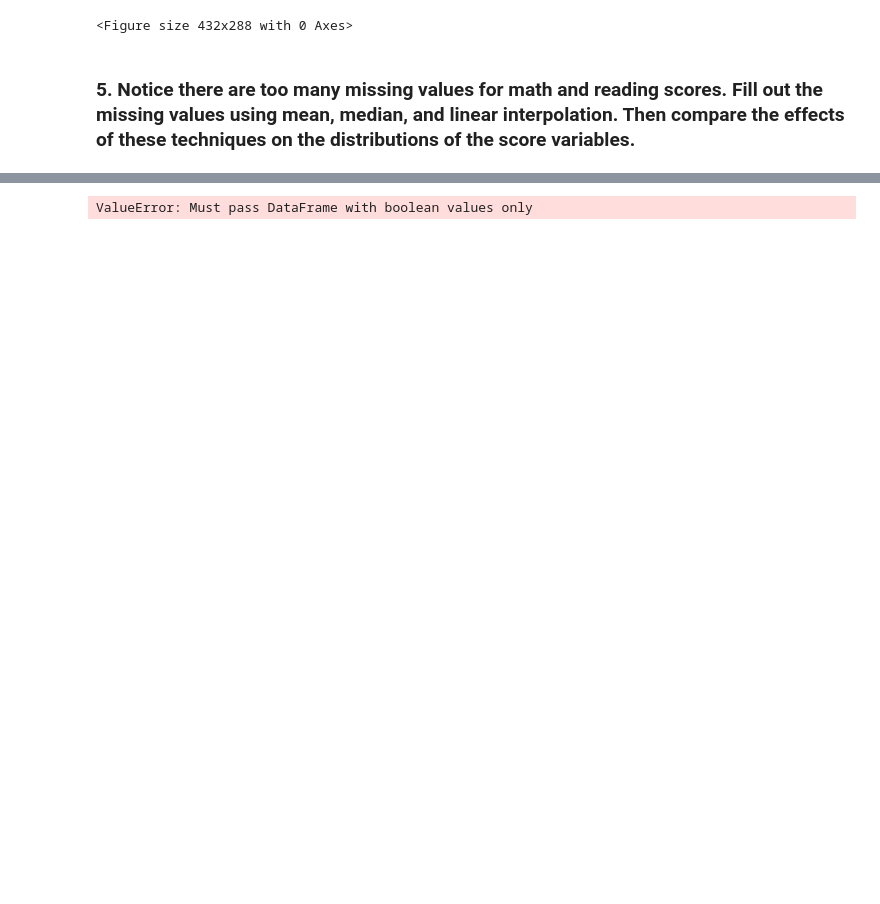
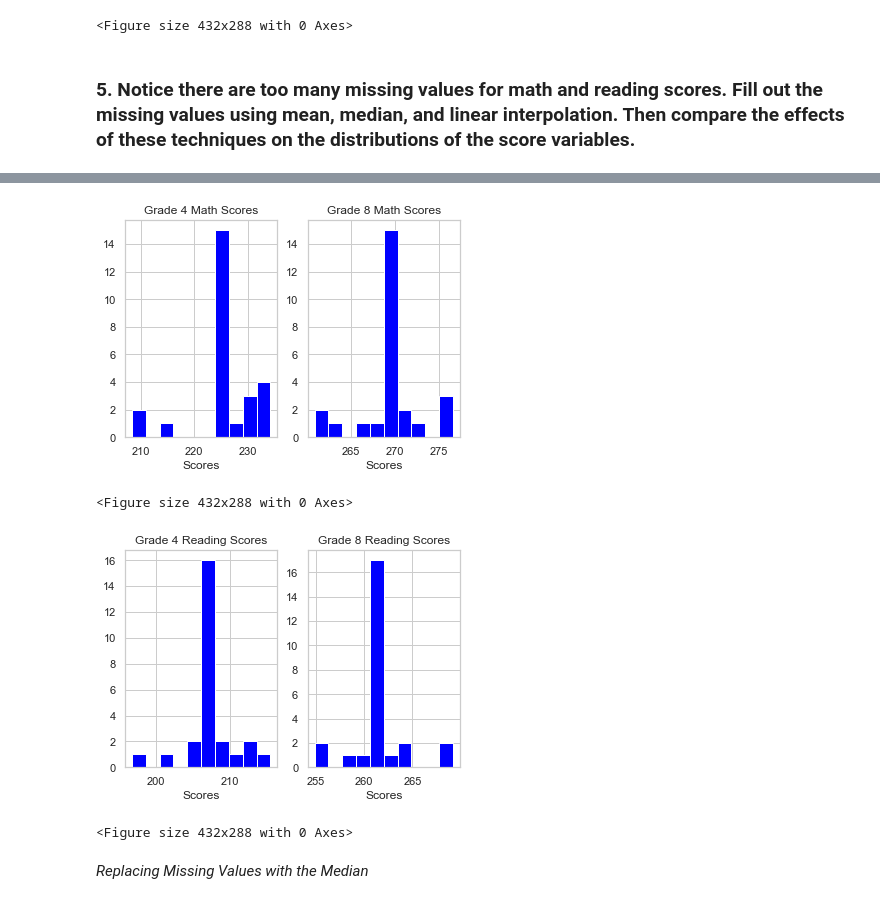
Before and after one commit to DanikaHannon/Data-Science-Drills, a Jupyter notebook: 17.5 - Data Exploration 1.ipynb, the cells around one changed output, grey strips where cells are left out. Drawn from its saved outputs; the diff is of its cells as text; code cells hidden in the pictures; blank space fills up the shorter version.

```diff
--- a/17.5 - Data Exploration 1.ipynb
+++ b/17.5 - Data Exploration 1.ipynb
@@ -228,11 +232,51 @@ plt.show()
+# %%
+education_df_california_scores_mean = education_df_california.copy()
+
+math_and_reading_scores = ['AVG_READING_4_SCORE', 'AVG_READING_8_SCORE', 'AVG_MATH_4_SCORE', 'AVG_MATH_8_SCORE']
+
+for col in math_and_reading_scores:
+    education_df_california_scores_mean.fillna(education_df_california_scores_mean[
+    math_and_reading_scores].mean(), inplace=True)
+# %%
+plt.subplot(1, 2, 1)
+plt.hist(education_df_california_scores_mean['AVG_MATH_4_SCORE'], color='blue')
+plt.title('Grade 4 Math Scores')
+plt.xlabel('Scores')
+
+plt.subplot(1, 2, 2)
+plt.hist(education_df_california_scores_mean['AVG_MATH_8_SCORE'], color='blue')
+plt.title('Grade 8 Math Scores')
+plt.xlabel('Scores')
+plt.show()
+
+plt.tight_layout()
+plt.show()
+
+plt.subplot(1, 2, 1)
+plt.hist(education_df_california_scores_mean['AVG_READING_4_SCORE'], color='blue')
+plt.title('Grade 4 Reading Scores')
+plt.xlabel('Scores')
+
+plt.subplot(1, 2, 2)
+plt.hist(education_df_california_scores_mean['AVG_READING_8_SCORE'], color='blue')
+plt.title('Grade 8 Reading Scores')
+plt.xlabel('Scores')
+plt.show()
+
+plt.tight_layout()
+plt.show()
+# %% [output]
+[figure, added]
+<Figure size 432x288 with 0 Axes>
+[figure, added]
+<Figure size 432x288 with 0 Axes>
+# %% [markdown]
+_Replacing Missing Values with the Median_
 # %%
-# I need coaching here.
+education_df_california_scores_median = education_df_california.copy()
 
-education_df_california = education_df_california.copy()
+math_and_reading_scores = ['AVG_READING_4_SCORE', 'AVG_READING_8_SCORE', 'AVG_MATH_4_SCORE', 'AVG_MATH_8_SCORE']
 
-replace_nan_values_with_averages_list = ['AVG_READING_4_SCORE', 'AVG_READING_8_SCORE', 'AVG_MATH_4_SCORE','AVG_MATH_8_SCORE']
-
-for col in replace_nan_values_with_averages_list:
-    education_df_california.fillna(education_df_california[education_df_california].median(), inplace=True)
+for col in math_and_reading_scores:
+    education_df_california_scores_median.fillna(education_df_california_scores_median[
+    math_and_reading_scores].median(), inplace=True)
-# %% [output]
-ValueError: Must pass DataFrame with boolean values only
```
Also changed, not shown: parts of 14 cells of this notebook.
